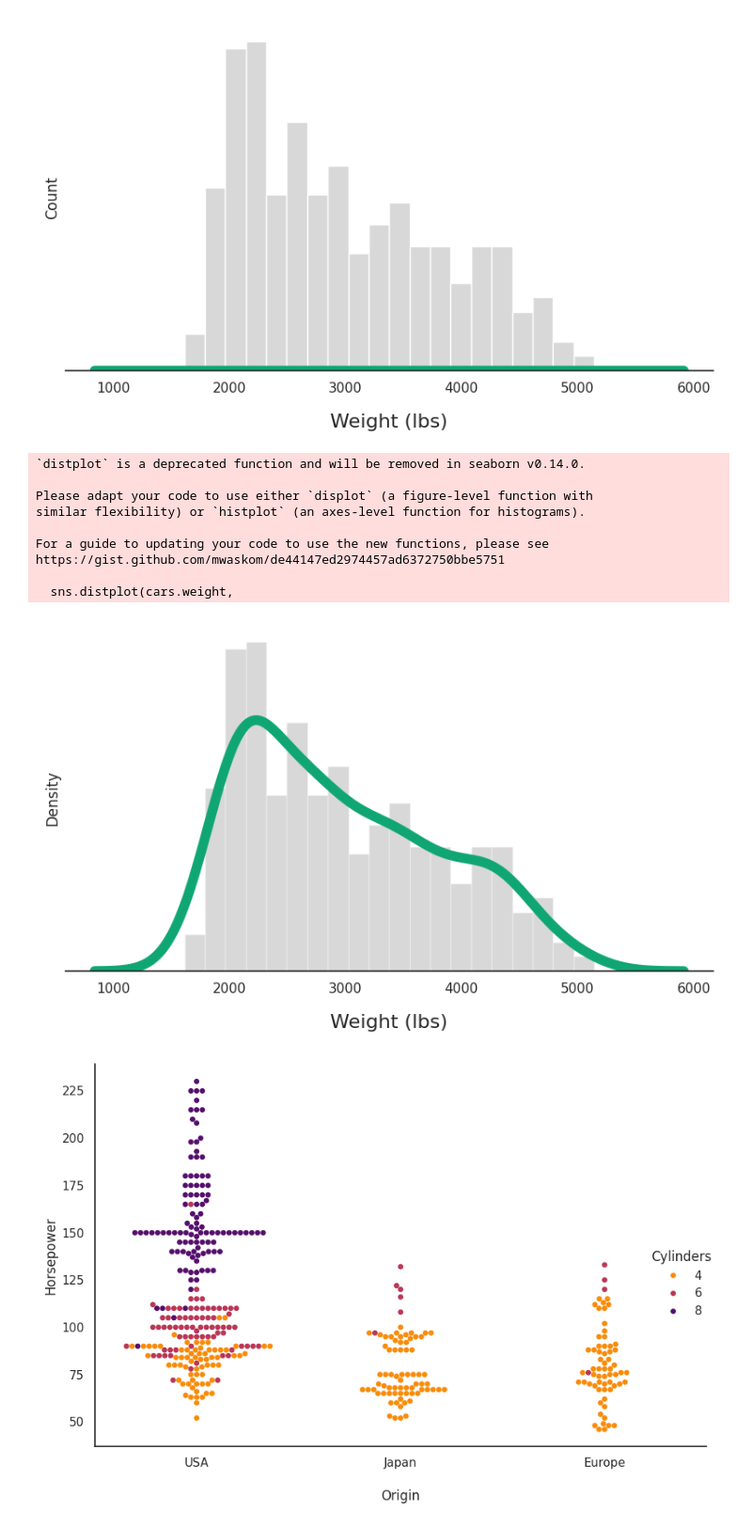
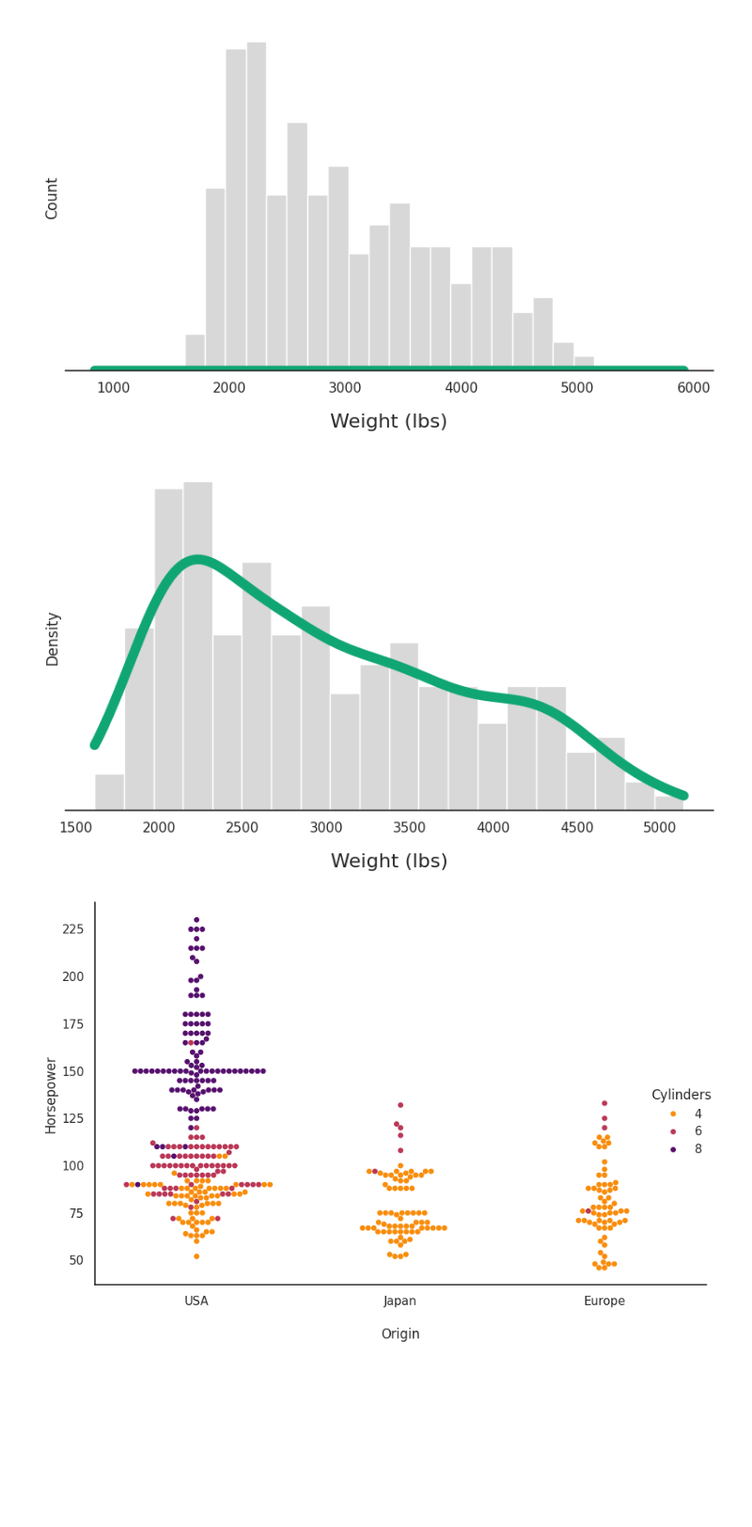
Before and after one commit to Davron030901/Matplotlib_and_Seaborn, a Jupyter notebook: 01_Seaborn_Intro.ipynb, the cells around one changed output. Shown at 94% size. Drawn from its saved outputs; the diff is of its cells as text; code cells hidden in the pictures; blank space fills up the shorter version.

```diff
--- a/01_Seaborn_Intro.ipynb
+++ b/01_Seaborn_Intro.ipynb
@@ -186,27 +170,25 @@ plt.show()
 [figure]
 # %%
 plt.figure(figsize=(8,5))
-sns.distplot(cars.weight,
-             bins=20,
-             kde_kws={"lw": 8, 'color':'xkcd:bluish green'},
-             hist_kws={'alpha': 0.3, 'color':'gray'}
-            )
+sns.histplot(data=cars,
+            x='weight',
+            bins=20,
+            stat='density',
+            kde=True,
+            color='gray',
+            alpha=0.3
+           )
+
+# Add KDE line styling after the plot
+plt.gca().lines[0].set_linewidth(8)
+plt.gca().lines[0].set_color('xkcd:bluish green')
 
 sns.despine(left=True)
 plt.xlabel('Weight (lbs)', fontsize=16, labelpad=15)
 plt.yticks([])
 plt.tight_layout();
 # %% [output]
-`distplot` is a deprecated function and will be removed in seaborn v0.14.0.
-
-Please adapt your code to use either `displot` (a figure-level function with
-similar flexibility) or `histplot` (an axes-level function for histograms).
-
-For a guide to updating your code to use the new functions, please see
-https://gist.github.com/mwaskom/de44147ed2974457ad6372750bbe5751
-
-  sns.distplot(cars.weight,
-[figure, old version]
+[figure, new version]
 # %%
 filtered_cars = cars[cars.cylinders.isin([4, 6, 8])]
 
```
Also changed, not shown: parts of 2 cells of this notebook.
